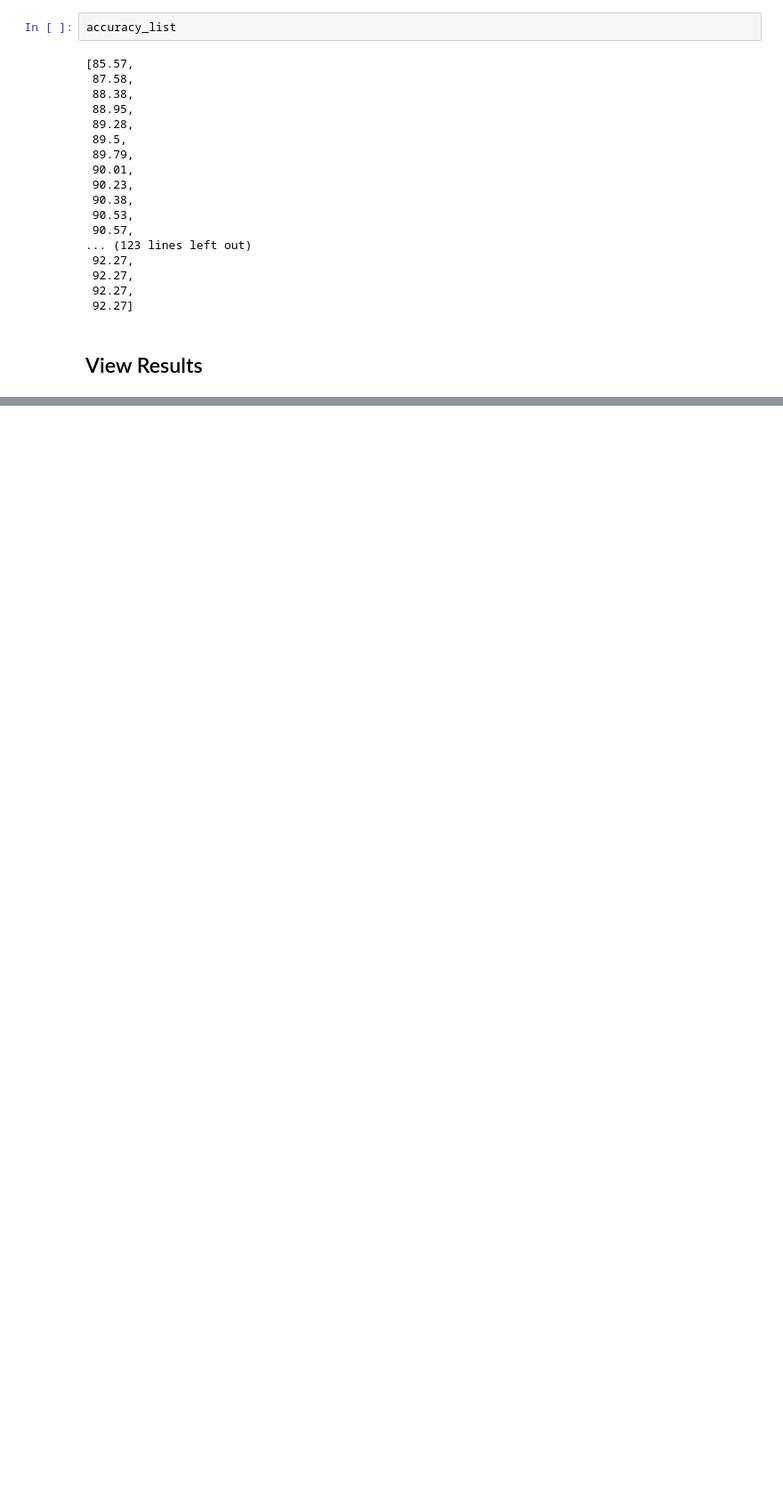
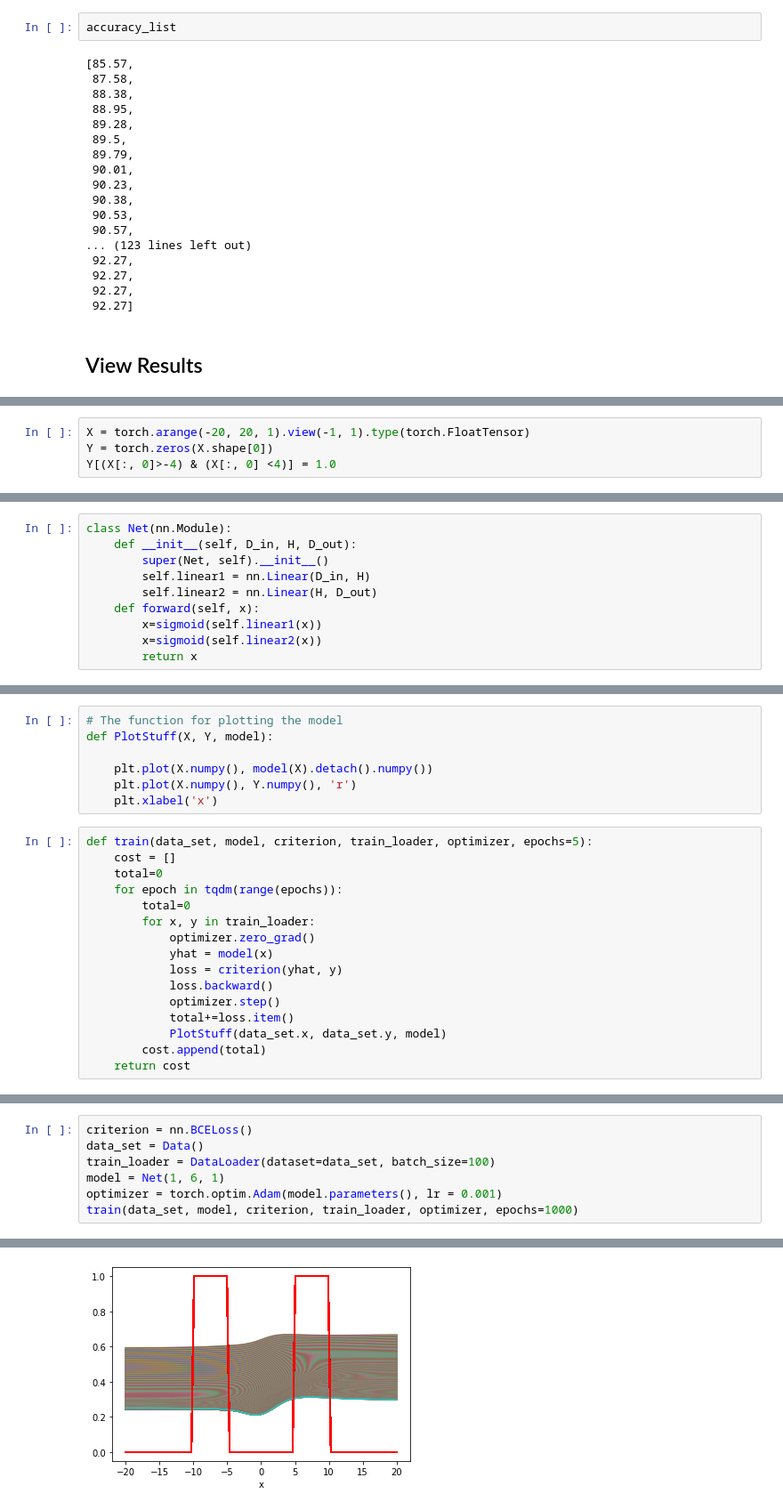
Before and after one commit to castorfou/pytorch_tutorial, a Jupyter notebook: coursera_deep_neural_network/Week 4 - Softmax Regression - Shallow Networks.ipynb, the cells around one changed output, grey strips where cells are left out. Shown at 89% size. Drawn from its saved outputs; the diff is of its cells as text; blank space fills up the shorter version.

```diff
--- a/coursera_deep_neural_network/Week 4 - Softmax Regression - Shallow Networks.ipynb
+++ b/coursera_deep_neural_network/Week 4 - Softmax Regression - Shallow Networks.ipynb
@@ -154,0 +214,4 @@ accuracy_list
+# %%
+X = torch.arange(-20, 20, 1).view(-1, 1).type(torch.FloatTensor)
+Y = torch.zeros(X.shape[0])
+Y[(X[:, 0]>-4) & (X[:, 0] <4)] = 1.0
@@ -154,0 +282,10 @@ accuracy_list
+# %%
+class Net(nn.Module):
+    def __init__(self, D_in, H, D_out):
+        super(Net, self).__init__()
+        self.linear1 = nn.Linear(D_in, H)
+        self.linear2 = nn.Linear(H, D_out)
+    def forward(self, x):
+        x=sigmoid(self.linear1(x))
+        x=sigmoid(self.linear2(x))
+        return x
@@ -154,0 +294,23 @@ accuracy_list
+# %%
+# The function for plotting the model
+def PlotStuff(X, Y, model):
+
+    plt.plot(X.numpy(), model(X).detach().numpy())
+    plt.plot(X.numpy(), Y.numpy(), 'r')
+    plt.xlabel('x')
+# %%
+def train(data_set, model, criterion, train_loader, optimizer, epochs=5):
+    cost = []
+    total=0
+    for epoch in tqdm(range(epochs)):
+        total=0
+        for x, y in train_loader:
+            optimizer.zero_grad()
+            yhat = model(x)
+            loss = criterion(yhat, y)
+            loss.backward()
+            optimizer.step()
+            total+=loss.item()
+            PlotStuff(data_set.x, data_set.y, model)
+        cost.append(total)
+    return cost
@@ -154,0 +319,8 @@ accuracy_list
+# %%
+criterion = nn.BCELoss()
+data_set = Data()
+train_loader = DataLoader(dataset=data_set, batch_size=100)
+model = Net(1, 6, 1)
+optimizer = torch.optim.Adam(model.parameters(), lr = 0.001)
+train(data_set, model, criterion, train_loader, optimizer, epochs=1000)
+# %% [output]
@@ -154,0 +344 @@ accuracy_list
+[figure, added]
```
Also changed, not shown: parts of 71 cells of this notebook, 13 other files.
